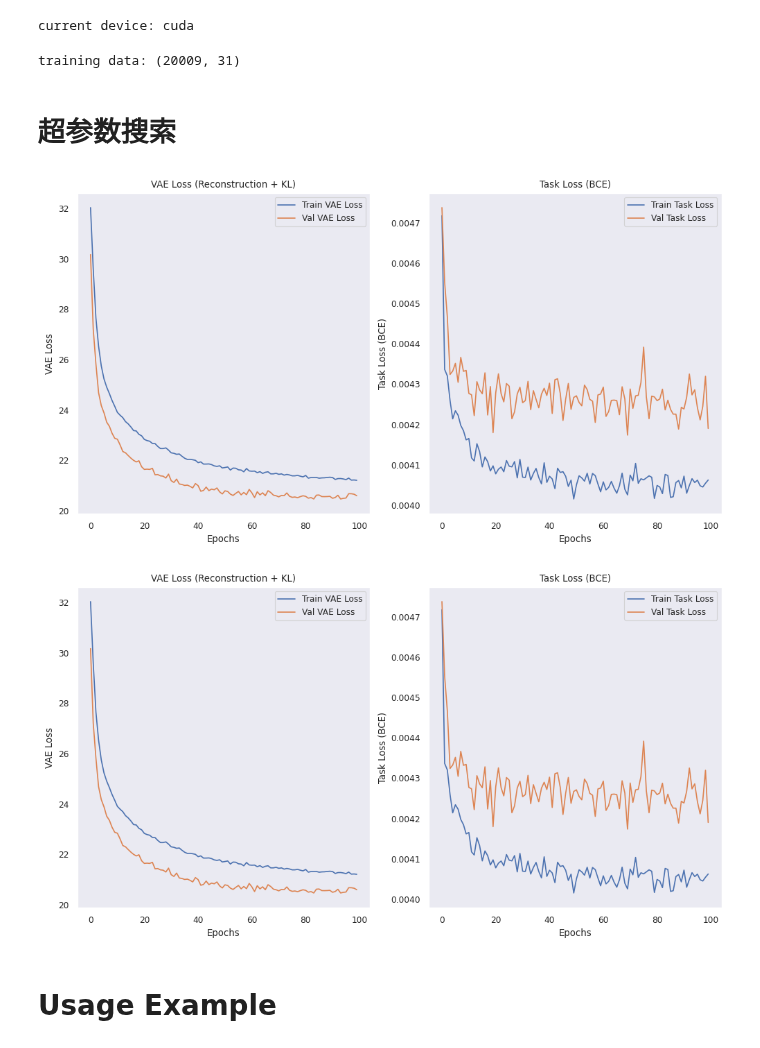
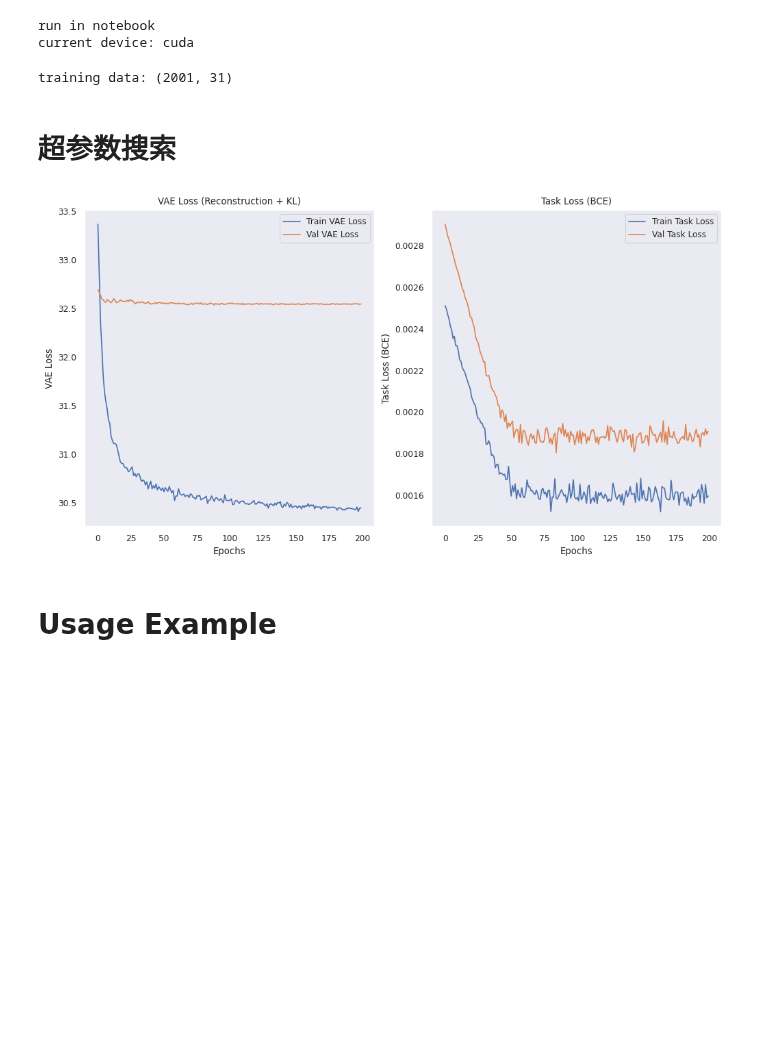
Before and after one commit to xuxu-wei/sepsis-mortality, a Jupyter notebook: risk_model/VAE_dev.ipynb, the cells around one changed output. Saved outputs shown, nothing was run; the diff lists cells and outputs as text; code cells hidden in the pictures; blank space fills up the shorter version.

Commit message:
close figure

```diff
--- a/risk_model/VAE_dev.ipynb
+++ b/risk_model/VAE_dev.ipynb
@@ -30,7 +30,7 @@ if in_notebook():
     notebook_dir = os.getcwd()
     src_path = os.path.abspath(os.path.join(notebook_dir, '..'))
     RUN_MODE = 'tuning' # reload: 重现study; tuning 搜索超参数
-    N_TRIAL = 3
+    N_TRIAL = 5
 else:
     IN_NOTEBOOK = False
     print('run in script')
@@ -57,6 +57,7 @@ print(f'current device: {DEVICE}')
 risk_hybrid_vae = f'{MODELS}/risk_models/Hybrid_VAE_model/'
 os.makedirs(risk_hybrid_vae, exist_ok=True)
 # %% [output]
+run in notebook
 current device: cuda
 # %%
 df = pd.read_csv(f'{DATA}/imputed/MIMIC_IV_clean_imputed.tsv.gz', sep='\t', index_col='ID')
@@ -75,7 +76,7 @@ joblib.dump(std_processor, f'{risk_hybrid_vae}/MIMIC_StandardScaler.joblib')
 
 print(f'training data: {X.shape}')
 # %% [output]
-training data: (20009, 31)
+training data: (2001, 31)
 # %% [markdown]
 # 超参数搜索
 # %%
@@ -219,36 +220,35 @@ if RUN_MODE=='tuning':
     # 使用最佳参数重新初始化模型
     best_model = HybridVAEMultiTaskSklearn(input_dim=X.shape[1],
                                           task_count=y.shape[1],
                                           vae_hidden_dim=best_params["vae_hidden_dim"],
                                           vae_depth=best_params["vae_depth"],
                                           vae_dropout_rate=best_params["vae_dropout_rate"],
                                           latent_dim=best_params["latent_dim"],
                                           predictor_hidden_dim=best_params["predictor_hidden_dim"],
                                           predictor_depth=best_params["predictor_depth"],
                                           predictor_dropout_rate=best_params["predictor_dropout_rate"],
                                           vae_lr=best_params["vae_lr"],
                                           vae_weight_decay=best_params["vae_weight_decay"],
                                           multitask_lr=best_params["multitask_lr"],
                                           multitask_weight_decay=best_params["multitask_weight_decay"],
                                           alphas=None,
                                           beta=best_params["beta"],
                                           gamma_task=best_params["gamma_task"],
                                           batch_size=best_params["batch_size"],
                                           validation_split=best_params["validation_split"],
                                           )
 
     # 训练最佳模型
     print('使用最佳参数在全集上模型')
     best_model.fit(X, y,
                     epochs=2000,
                     early_stopping=True,
-                    patience=200,
+                    patience=100,
                     verbose=2,
                     plot_path=risk_hybrid_vae,
                     save_weights_path=risk_hybrid_vae)
 # %% [output]
-[figure, old version]
+[figure, new version]
-[figure, removed]
 # %%
 if RUN_MODE=='reload':
     with open(f"{risk_hybrid_vae}/optuna_study.pkl", "rb") as f:
```
Also changed, not shown: 1 other file.
